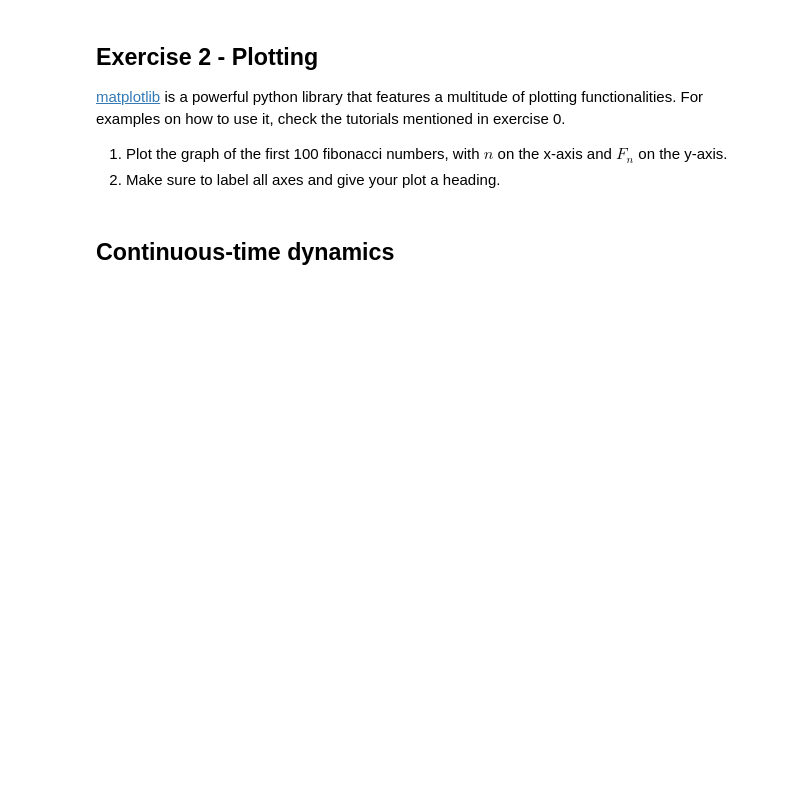
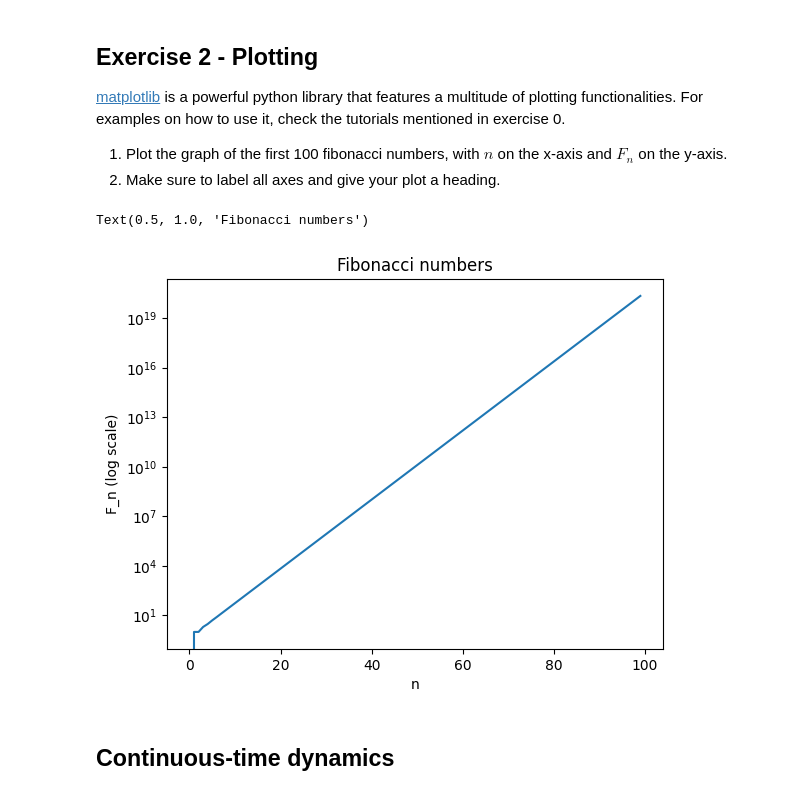
Before and after one commit to lauravanaga9/tut0_introduction, a Jupyter notebook: tut0_introduction.ipynb, the cells around one changed output. Cells and saved outputs as stored; diff of their text form; code cells hidden in the pictures; blank space fills up the shorter version.

```diff
--- a/tut0_introduction.ipynb
+++ b/tut0_introduction.ipynb
@@ -65,9 +65,20 @@ print(fibonnaci_iterative(15))
 # %%
 import numpy as np
 import matplotlib.pyplot as plt
 %matplotlib inline
 
-# PUT YOUR CODE HERE
+x = np.arange(0, 100, 1)
+y = [fibonnaci_iterative(i) for i in x]
+
+plt.plot(x,y)
+
+plt.yscale("log")
+plt.xlabel("n")
+plt.ylabel("F_n (log scale)")
+plt.title("Fibonacci numbers")
+# %% [output]
+Text(0.5, 1.0, 'Fibonacci numbers')
+[figure, added]
 # %% [markdown]
 ## Continuous-time dynamics
 # %% [markdown]
```
